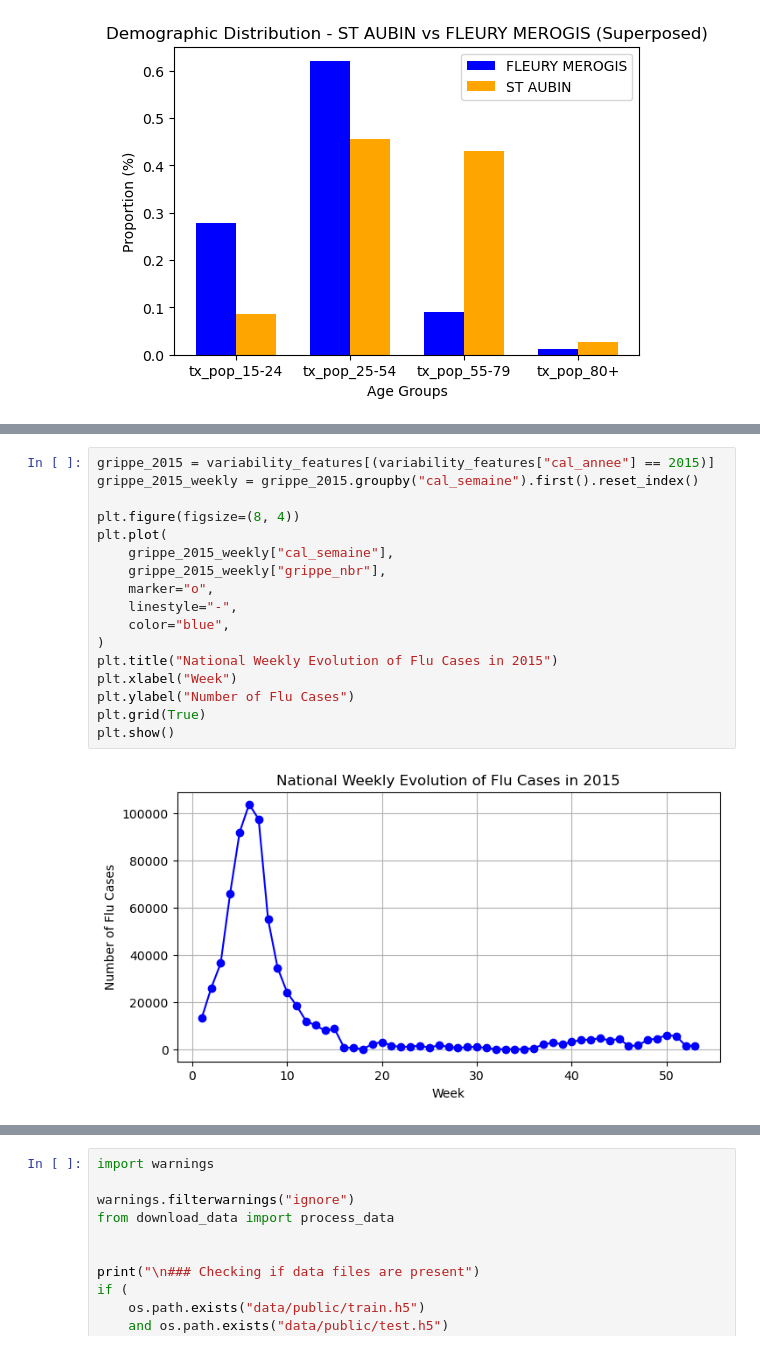
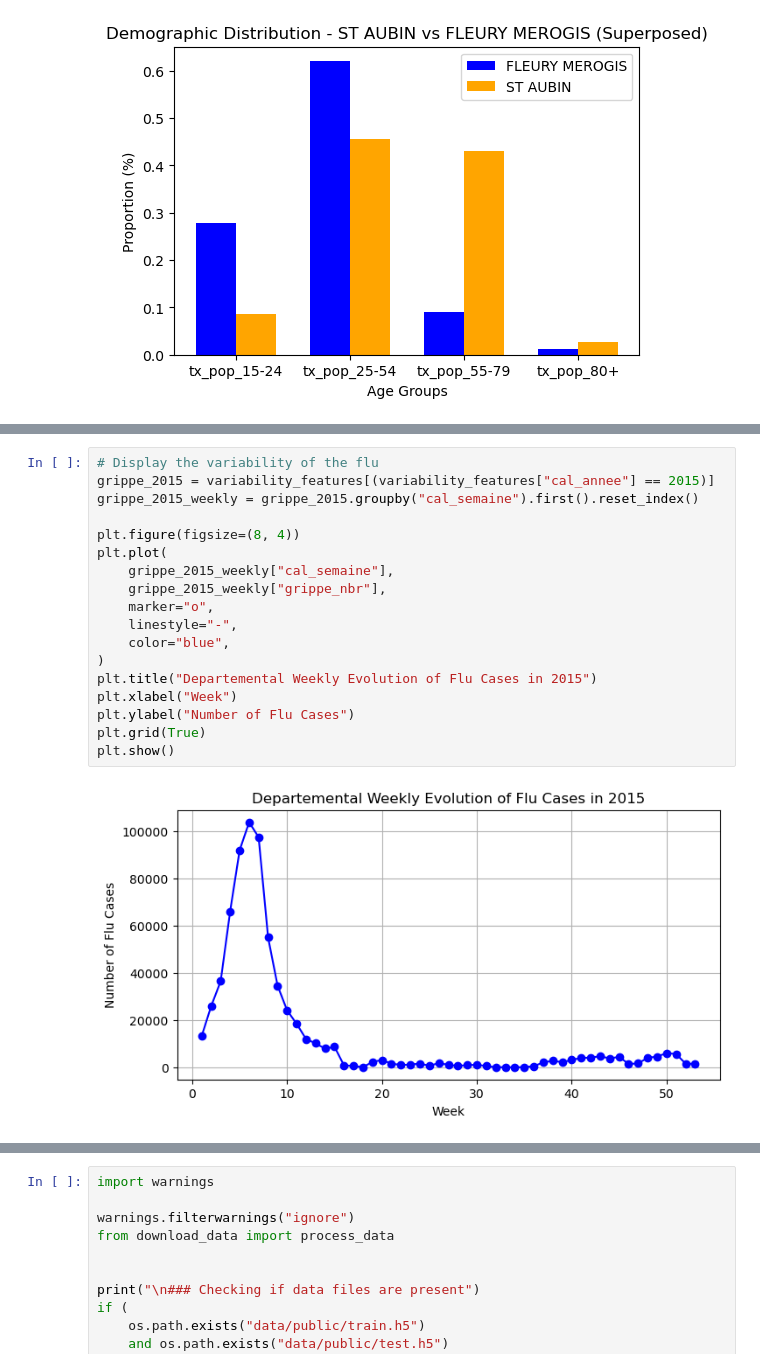
Before and after one commit to XwaeK/DataCamp2024_group_project, a Jupyter notebook: sdis91_estimation_starting_kit.ipynb, the cells around one changed output, grey strips where cells are left out. Drawn from its saved outputs; the diff is of its cells as text.

```diff
--- a/sdis91_estimation_starting_kit.ipynb
+++ b/sdis91_estimation_starting_kit.ipynb
@@ -598,20 +764,21 @@ None
 # %%
+# Display the variability of the flu
 grippe_2015 = variability_features[(variability_features["cal_annee"] == 2015)]
 grippe_2015_weekly = grippe_2015.groupby("cal_semaine").first().reset_index()
 
 plt.figure(figsize=(8, 4))
 plt.plot(
     grippe_2015_weekly["cal_semaine"],
     grippe_2015_weekly["grippe_nbr"],
     marker="o",
     linestyle="-",
     color="blue",
 )
-plt.title("National Weekly Evolution of Flu Cases in 2015")
+plt.title("Departemental Weekly Evolution of Flu Cases in 2015")
 plt.xlabel("Week")
 plt.ylabel("Number of Flu Cases")
 plt.grid(True)
 plt.show()
 # %% [output]
-[figure, old version]
+[figure, new version]
 # %%
```
Also changed, not shown: parts of 20 cells of this notebook, 5 other files.
